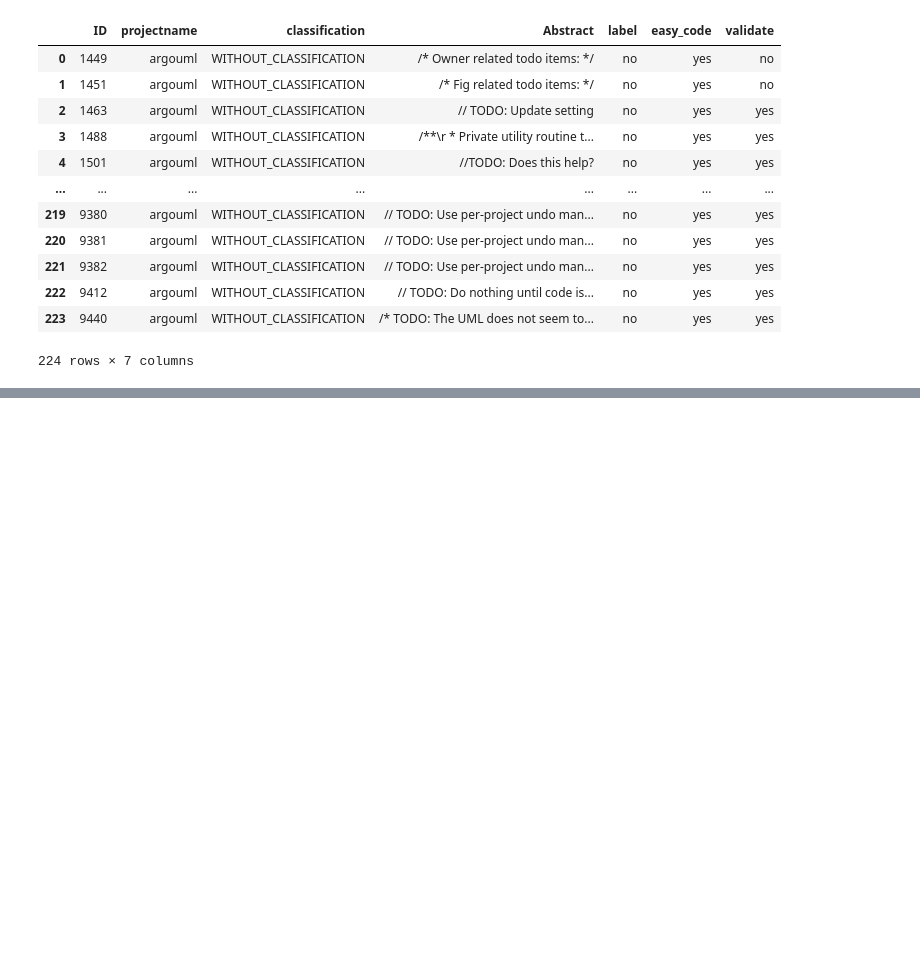
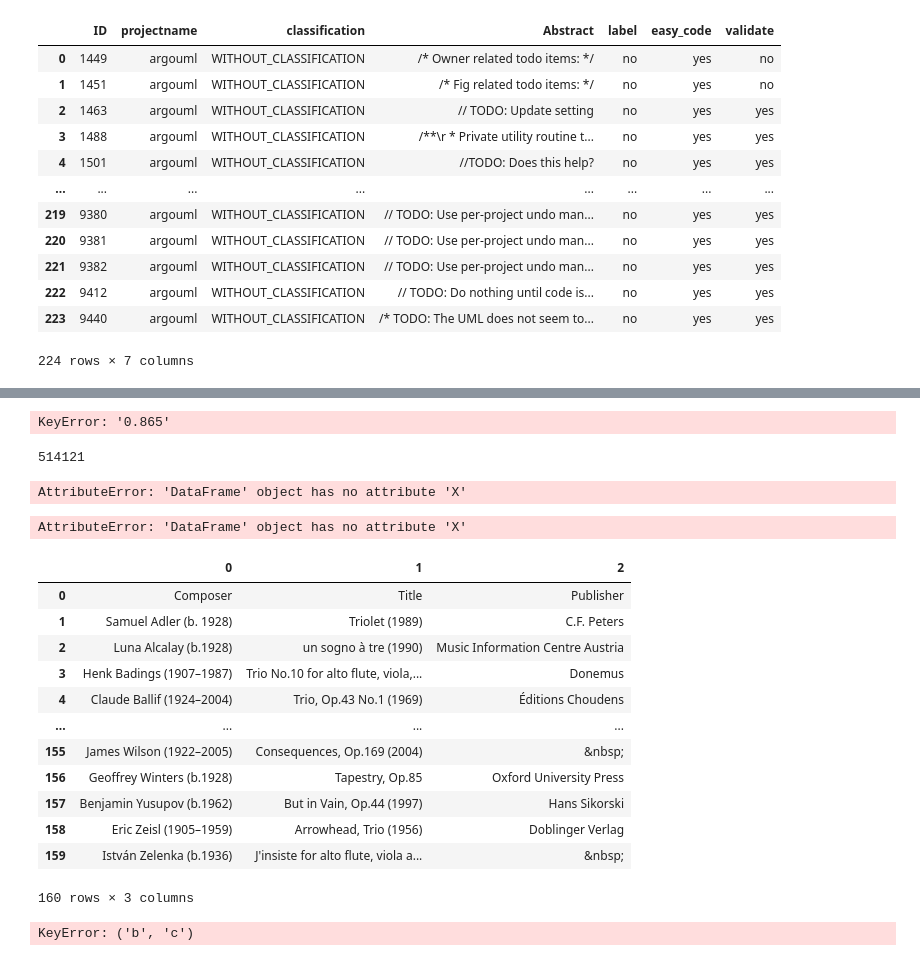
Before and after one commit to frapugna/GNNTE, a Jupyter notebook: data_vis_test.ipynb, the cells around one changed output, grey strips where cells are left out. Cells and saved outputs as stored; diff of their text form; code cells hidden in the pictures; blank space fills up the shorter version.

```diff
--- a/data_vis_test.ipynb
+++ b/data_vis_test.ipynb
@@ -802,0 +891,9 @@ for k in tqdm(td.keys()):
+# %%
+import pickle
+print('Loading gd')
+with open('/home/francesco.pugnaloni/GNNTE/Datasets/wikipedia_datasets/1MR/graphs.pkl', 'rb') as f:
+    gd = pickle.load(f)
+
+# print('Loading td')
+# with open('/home/francesco.pugnaloni/GNNTE/Datasets/wikipedia_datasets/1MR/full_table_dict_with_id.pkl', 'rb') as f:
+#     td = pickle.load(f)
@@ -802,0 +931,9 @@ for k in tqdm(td.keys()):
+# %%
+for k in Nones:
+    del td[k]
+# %% [output]
+KeyError: '0.865'
+# %%
+len(td)
+# %% [output]
+514121
@@ -802,0 +943,49 @@ for k in tqdm(td.keys()):
+# %%
+from tqdm import tqdm
+import pandas as pd
+
+path = '/home/francesco.pugnaloni/GNNTE/Datasets/CoreEvaluationDatasets/1M_wikitables_disjointed/455252_52350_52530/test.csv'
+Nones = set(Nones)
+df = pd.read_csv(path)
+to_drop = []
+
+for r in tqdm(range(df.shape[0])):
+    if (type(gd[str(df.iloc[r].iloc[0])]) == type(None)) or (type(gd[str(df.iloc[r].iloc[1])]) == type(None)):
+        to_drop.append(r)
+    t1 = gd[str(df.iloc[r].iloc[0])].X
+    t2 = gd[str(df.iloc[r].iloc[1])].X
+
+# df.drop(to_drop)
+# print(f'Dropped {len(to_drop)} samples')
+# df.to_csv(path, index=False)
+# %% [output]
+AttributeError: 'DataFrame' object has no attribute 'X'
+# %%
+t1 = gd[str(df.iloc[0].iloc[0])].X
+# %% [output]
+AttributeError: 'DataFrame' object has no attribute 'X'
+# %%
+gd[str(df.iloc[1].iloc[0])]
+# %% [output]
+|  | 0 | 1 | 2 |
+| 0 | Composer | Title | Publisher |
+| 1 | Samuel Adler (b. 1928) | Triolet (1989) | C.F. Peters |
+| 2 | Luna Alcalay (b.1928) | un sogno à tre (1990) | Music Information Centre Austria |
+| 3 | Henk Badings (1907–1987) | Trio No.10 for alto flute, viola,... | Donemus |
+| 4 | Claude Ballif (1924–2004) | Trio, Op.43 No.1 (1969) | Éditions Choudens |
+| ... | ... | ... | ... |
+| 155 | James Wilson (1922–2005) | Consequences, Op.169 (2004) | &nbsp; |
+| 156 | Geoffrey Winters (b.1928) | Tapestry, Op.85 | Oxford University Press |
+| 157 | Benjamin Yusupov (b.1962) | But in Vain, Op.44 (1997) | Hans Sikorski |
+| 158 | Eric Zeisl (1905–1959) | Arrowhead, Trio (1956) | Doblinger Verlag |
+| 159 | István Zelenka (b.1936) | J'insiste for alto flute, viola a... | &nbsp; |
+160 rows × 3 columns
+# %%
+my_dict = {'a': 1, 'b': 2, 'c': 3}
+
+# Remove element with key 'b'
+del my_dict['b', 'c']
+
+print(my_dict)  # Output: {'a': 1, 'c': 3}
+# %% [output]
+KeyError: ('b', 'c')
```
Also changed, not shown: parts of 26 cells of this notebook, 8 other files.
